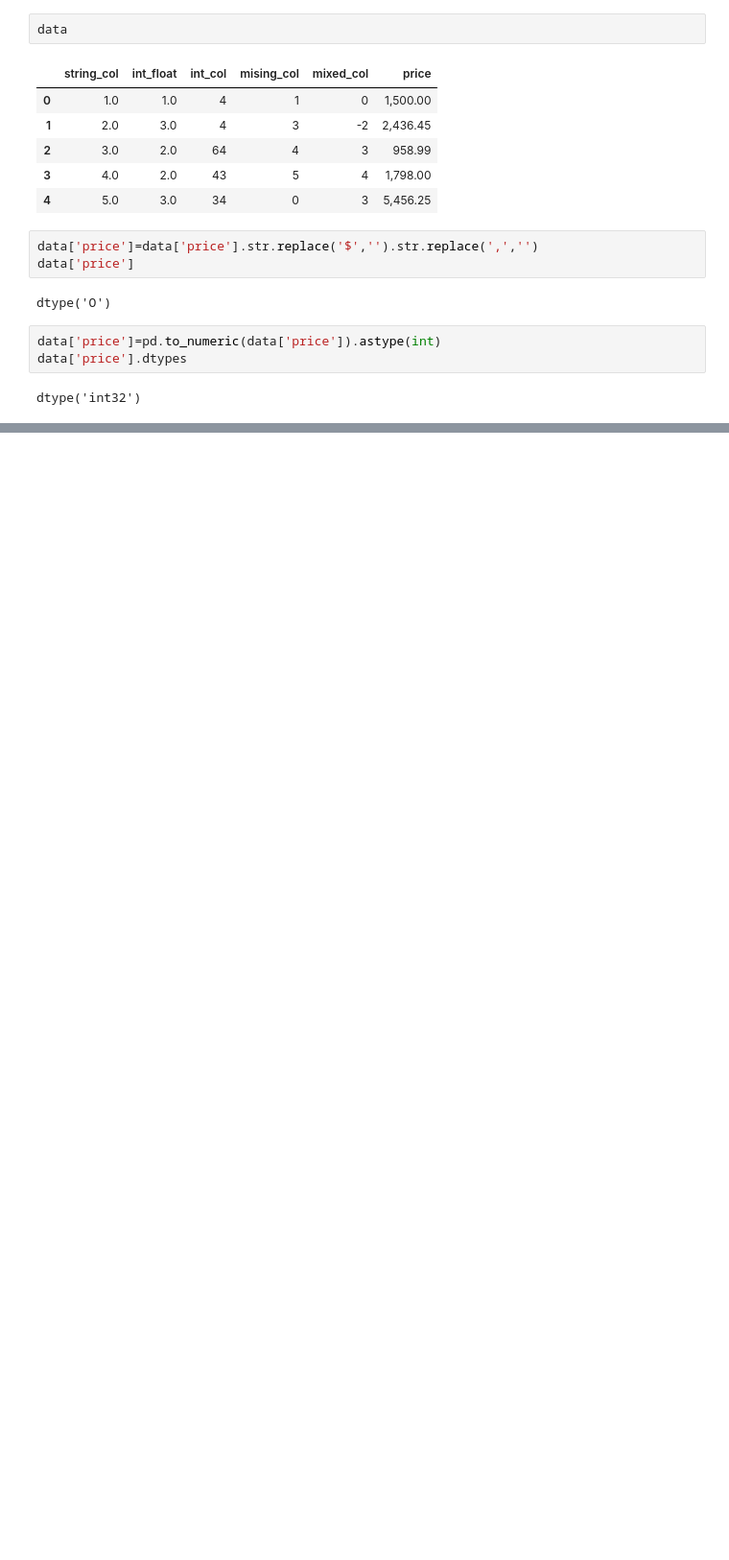
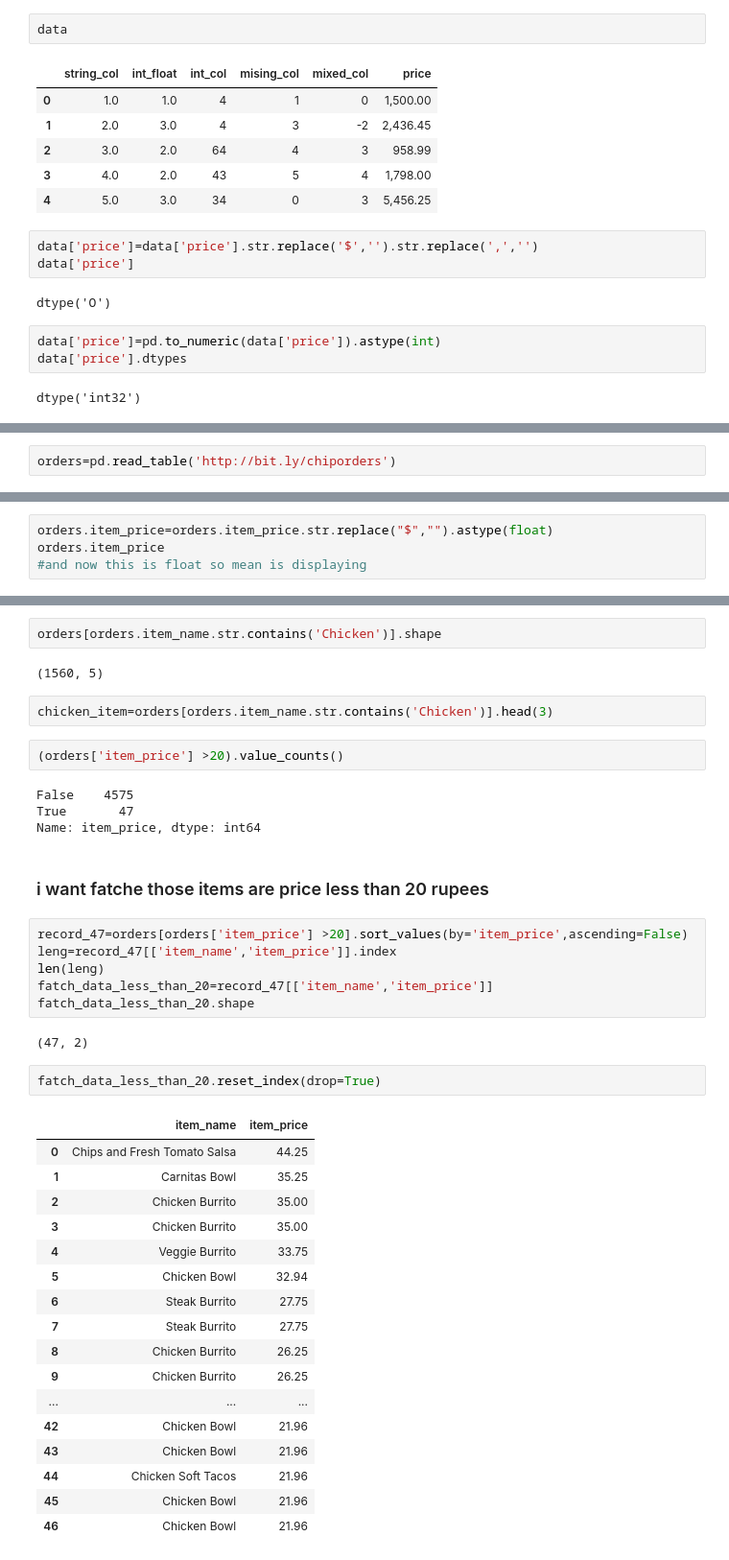
Before and after one commit to Ranjit-Singh-786/pandas-, a Jupyter notebook: datatype change or broadcasting.ipynb, the cells around one changed output, grey strips where cells are left out. Shown at 96% size. Cells and saved outputs as stored; diff of their text form; blank space fills up the shorter version.

```diff
--- a/datatype change or broadcasting.ipynb
+++ b/datatype change or broadcasting.ipynb
@@ -285,0 +369,2 @@ dtype('int32')
+# %%
+orders=pd.read_table('http://bit.ly/chiporders')
@@ -285,0 +413,4 @@ dtype('int32')
+# %%
+orders.item_price=orders.item_price.str.replace("$","").astype(float)
+orders.item_price
+#and now this is float so mean is displaying
@@ -285,0 +430,42 @@ dtype('int32')
+# %%
+orders[orders.item_name.str.contains('Chicken')].shape
+# %% [output]
+(1560, 5)
+# %%
+chicken_item=orders[orders.item_name.str.contains('Chicken')].head(3)
+# %%
+(orders['item_price'] >20).value_counts()
+# %% [output]
+False    4575
+True       47
+Name: item_price, dtype: int64
+# %% [markdown]
+### i want fatche those items are price less than 20 rupees
+# %%
+record_47=orders[orders['item_price'] >20].sort_values(by='item_price',ascending=False)
+leng=record_47[['item_name','item_price']].index
+len(leng)
+fatch_data_less_than_20=record_47[['item_name','item_price']]
+fatch_data_less_than_20.shape
+# %% [output]
+(47, 2)
+# %%
+fatch_data_less_than_20.reset_index(drop=True)
+# %% [output]
+|  | item_name | item_price |
+| 0 | Chips and Fresh Tomato Salsa | 44.25 |
+| 1 | Carnitas Bowl | 35.25 |
+| 2 | Chicken Burrito | 35.00 |
+| 3 | Chicken Burrito | 35.00 |
+| 4 | Veggie Burrito | 33.75 |
+| 5 | Chicken Bowl | 32.94 |
+| 6 | Steak Burrito | 27.75 |
+| 7 | Steak Burrito | 27.75 |
+| 8 | Chicken Burrito | 26.25 |
+| 9 | Chicken Burrito | 26.25 |
+| ... | ... | ... |
+| 42 | Chicken Bowl | 21.96 |
+| 43 | Chicken Bowl | 21.96 |
+| 44 | Chicken Soft Tacos | 21.96 |
+| 45 | Chicken Bowl | 21.96 |
+| 46 | Chicken Bowl | 21.96 |
```
Also changed, not shown: parts of 24 cells of this notebook, 3 other files.
